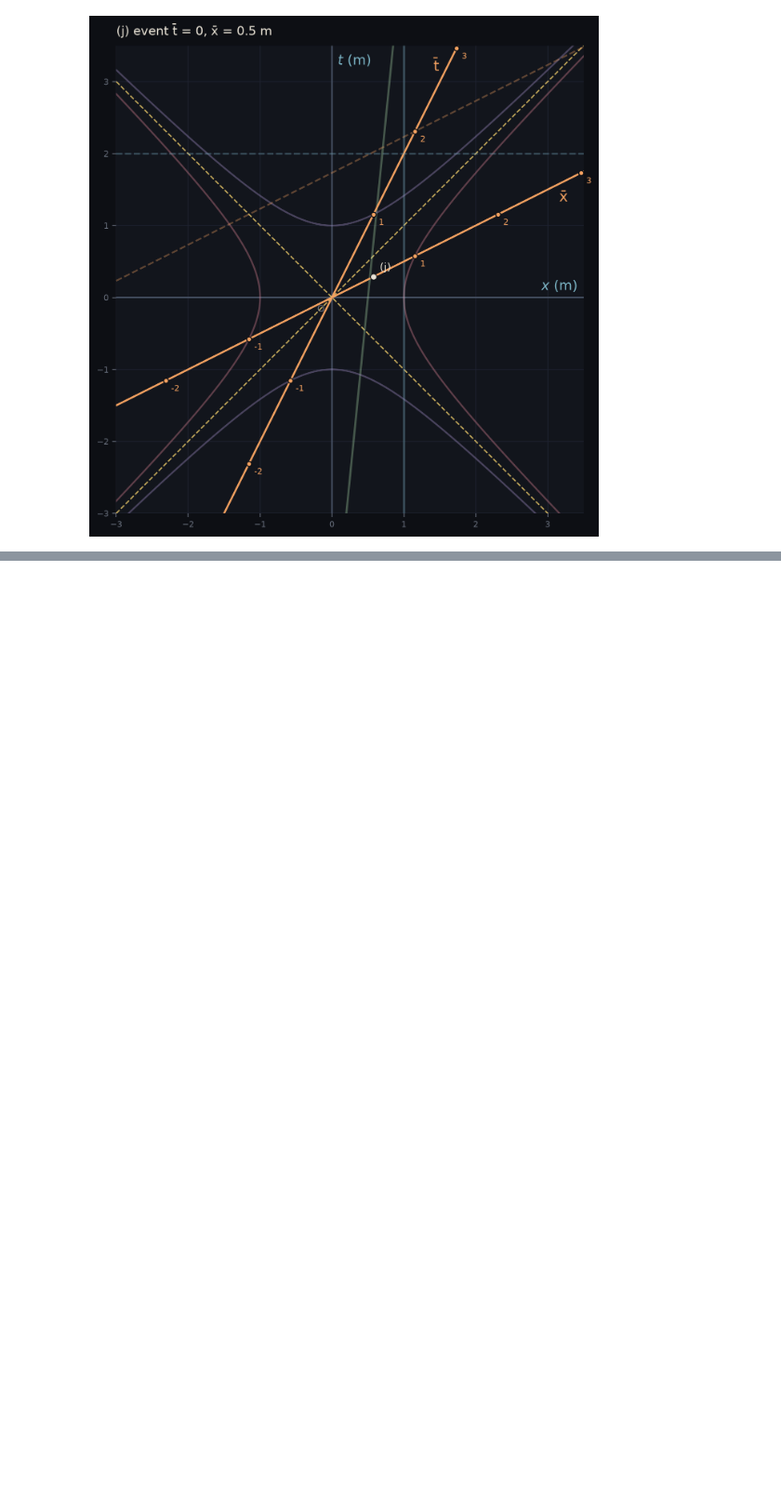
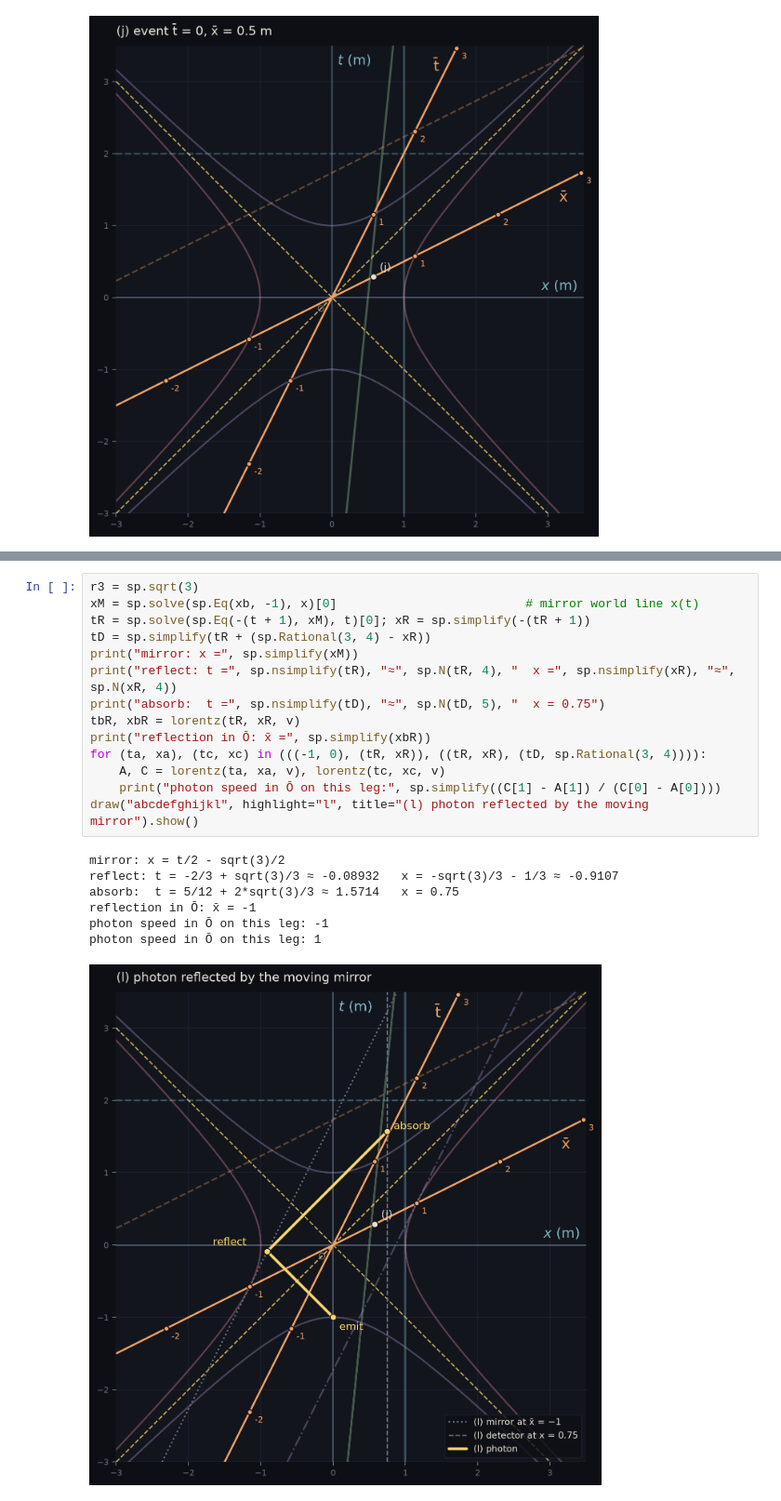
Before and after one commit to DaTrollMon/schutz-gr-solutions-3rd, a Jupyter notebook: Ch.1/Problem_1.3.ipynb, the cells around one changed output, grey strips where cells are left out. Shown at 93% size. Cells and saved outputs as stored; diff of their text form; blank space fills up the shorter version.

```diff
--- a/Ch.1/Problem_1.3.ipynb
+++ b/Ch.1/Problem_1.3.ipynb
@@ -323,3 +389,25 @@ on x̄ axis (t = x/2): True
+# %%
+r3 = sp.sqrt(3)
+xM = sp.solve(sp.Eq(xb, -1), x)[0]                          # mirror world line x(t)
+tR = sp.solve(sp.Eq(-(t + 1), xM), t)[0]; xR = sp.simplify(-(tR + 1))
+tD = sp.simplify(tR + (sp.Rational(3, 4) - xR))
+print("mirror: x =", sp.simplify(xM))
+print("reflect: t =", sp.nsimplify(tR), "≈", sp.N(tR, 4), "  x =", sp.nsimplify(xR), "≈", sp.N(xR, 4))
+print("absorb:  t =", sp.nsimplify(tD), "≈", sp.N(tD, 5), "  x = 0.75")
+tbR, xbR = lorentz(tR, xR, v)
+print("reflection in Ō: x̄ =", sp.simplify(xbR))
+for (ta, xa), (tc, xc) in (((-1, 0), (tR, xR)), ((tR, xR), (tD, sp.Rational(3, 4)))):
+    A, C = lorentz(ta, xa, v), lorentz(tc, xc, v)
+    print("photon speed in Ō on this leg:", sp.simplify((C[1] - A[1]) / (C[0] - A[0])))
+draw("abcdefghijkl", highlight="l", title="(l) photon reflected by the moving mirror").show()
+# %% [output]
+mirror: x = t/2 - sqrt(3)/2
+reflect: t = -2/3 + sqrt(3)/3 ≈ -0.08932   x = -sqrt(3)/3 - 1/3 ≈ -0.9107
+absorb:  t = 5/12 + 2*sqrt(3)/3 ≈ 1.5714   x = 0.75
+reflection in Ō: x̄ = -1
+photon speed in Ō on this leg: -1
+photon speed in Ō on this leg: 1
+[figure, added]
 # %% [markdown]
 ## The complete diagram
 
```
Also changed, not shown: parts of 8 cells of this notebook, 18 other files.
